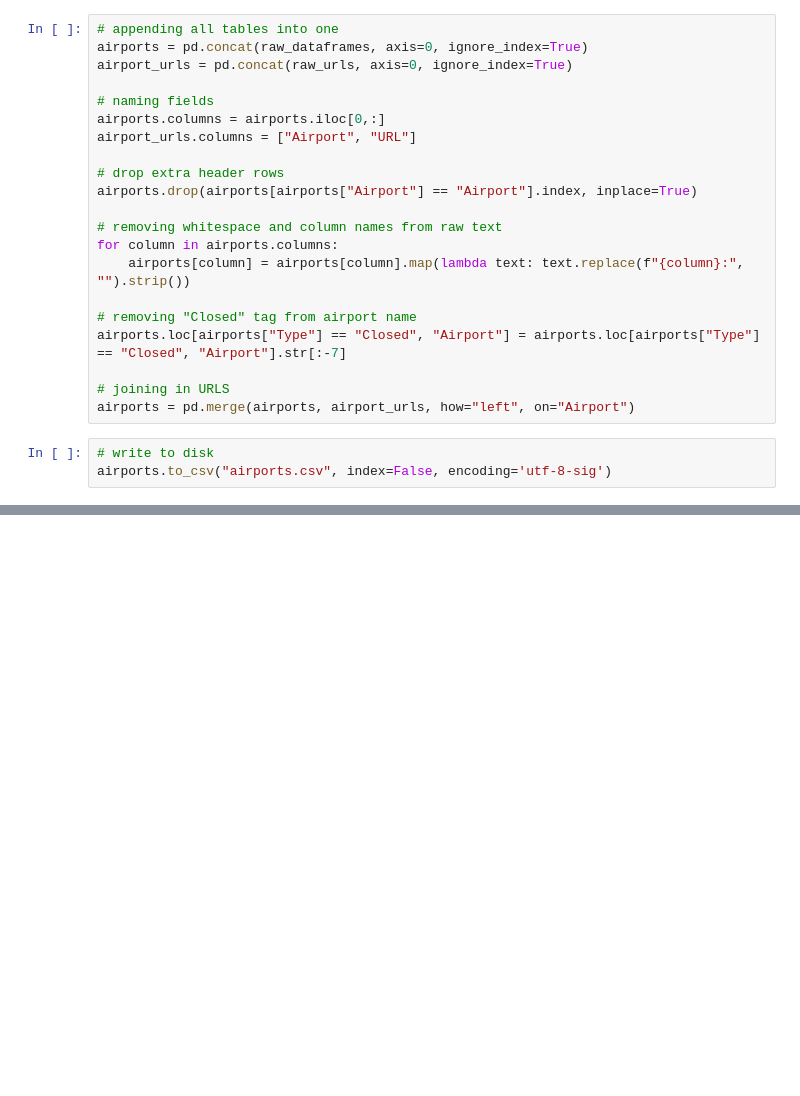
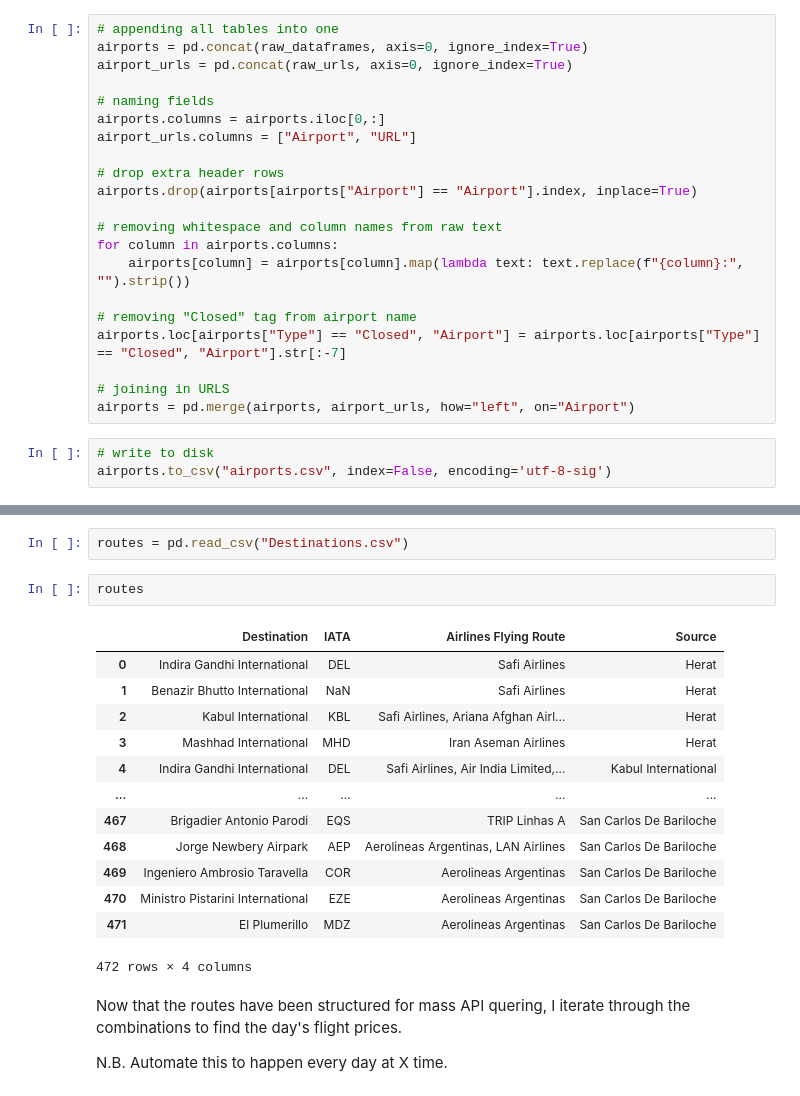
Before and after one commit to davidlwzhao/davidlwzhao.github.io, a Jupyter notebook: data_collection.ipynb, the cells around one changed output, grey strips where cells are left out. Cells and saved outputs as stored; diff of their text form; blank space fills up the shorter version.

```diff
--- a/data_collection.ipynb
+++ b/data_collection.ipynb
@@ -443,0 +298,22 @@ for element in to_scrape:
+# %%
+routes = pd.read_csv("Destinations.csv")
+# %%
+routes
+# %% [output]
+|  | Destination | IATA | Airlines Flying Route | Source |
+| 0 | Indira Gandhi International | DEL | Safi Airlines | Herat |
+| 1 | Benazir Bhutto International | NaN | Safi Airlines | Herat |
+| 2 | Kabul International | KBL | Safi Airlines, Ariana Afghan Airl... | Herat |
+| 3 | Mashhad International | MHD | Iran Aseman Airlines | Herat |
+| 4 | Indira Gandhi International | DEL | Safi Airlines, Air India Limited,... | Kabul International |
+| ... | ... | ... | ... | ... |
+| 467 | Brigadier Antonio Parodi | EQS | TRIP Linhas A | San Carlos De Bariloche |
+| 468 | Jorge Newbery Airpark | AEP | Aerolineas Argentinas, LAN Airlines | San Carlos De Bariloche |
+| 469 | Ingeniero Ambrosio Taravella | COR | Aerolineas Argentinas | San Carlos De Bariloche |
+| 470 | Ministro Pistarini International | EZE | Aerolineas Argentinas | San Carlos De Bariloche |
+| 471 | El Plumerillo | MDZ | Aerolineas Argentinas | San Carlos De Bariloche |
+472 rows × 4 columns
+# %% [markdown]
+Now that the routes have been structured for mass API quering, I iterate through the combinations to find the day's flight prices.
+
+N.B. Automate this to happen every day at X time.
```
Also changed, not shown: parts of 34 cells of this notebook.
